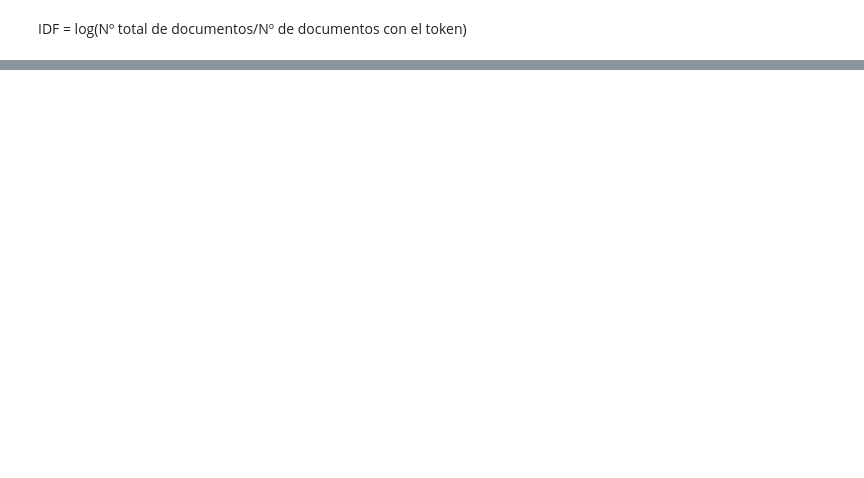
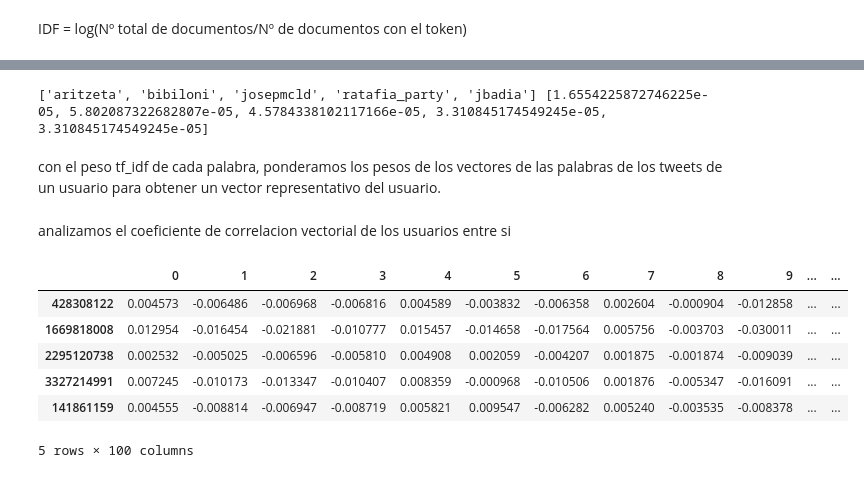
Before and after one commit to RoundU/RoundU, a Jupyter notebook: W2V on Twitter Data.ipynb, the cells around one changed output, grey strips where cells are left out. Saved outputs shown, nothing was run; the diff lists cells and outputs as text; code cells hidden in the pictures; blank space fills up the shorter version.

```diff
--- a/W2V on Twitter Data.ipynb
+++ b/W2V on Twitter Data.ipynb
@@ -472,0 +339,7 @@ print(datetime.datetime.now().time())
+# %%
+#valor tf_idf de cada palabra del vocabulario
+print(list(corpus_tf_idf.keys())[:5],[corpus_tf_idf[i] for i in list(corpus_tf_idf.keys())[:5]])
+# %% [output]
+['aritzeta', 'bibiloni', 'josepmcld', 'ratafia_party', 'jbadia'] [1.6554225872746225e-05, 5.802087322682807e-05, 4.5784338102117166e-05, 3.310845174549245e-05, 3.310845174549245e-05]
+# %% [markdown]
+con el peso tf_idf de cada palabra, ponderamos los pesos de los vectores de las palabras de los tweets de un usuario para obtener un vector representativo del usuario.
@@ -472,0 +360,14 @@ print(datetime.datetime.now().time())
+# %% [markdown]
+analizamos el coeficiente de correlacion vectorial de los usuarios entre si
+# %%
+data = pd.DataFrame(v_corpus)
+data_T = data.transpose(copy=True)
+data_T.head()
+# %% [output]
+|  | 0 | 1 | 2 | 3 | 4 | 5 | 6 | 7 | 8 | 9 | ... | ... |
+| 428308122 | 0.004573 | -0.006486 | -0.006968 | -0.006816 | 0.004589 | -0.003832 | -0.006358 | 0.002604 | -0.000904 | -0.012858 | ... | ... |
+| 1669818008 | 0.012954 | -0.016454 | -0.021881 | -0.010777 | 0.015457 | -0.014658 | -0.017564 | 0.005756 | -0.003703 | -0.030011 | ... | ... |
+| 2295120738 | 0.002532 | -0.005025 | -0.006596 | -0.005810 | 0.004908 | 0.002059 | -0.004207 | 0.001875 | -0.001874 | -0.009039 | ... | ... |
+| 3327214991 | 0.007245 | -0.010173 | -0.013347 | -0.010407 | 0.008359 | -0.000968 | -0.010506 | 0.001876 | -0.005347 | -0.016091 | ... | ... |
+| 141861159 | 0.004555 | -0.008814 | -0.006947 | -0.008719 | 0.005821 | 0.009547 | -0.006282 | 0.005240 | -0.003535 | -0.008378 | ... | ... |
+5 rows × 100 columns
```
Also changed, not shown: parts of 45 cells of this notebook, 2 other files.
